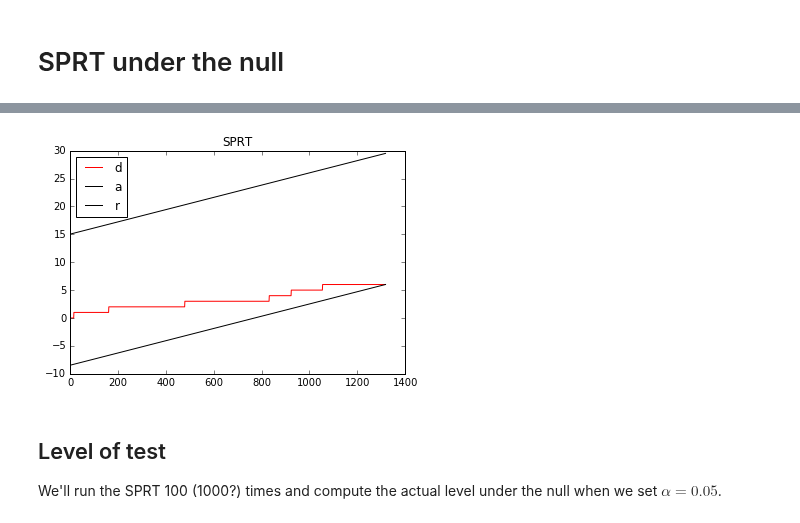
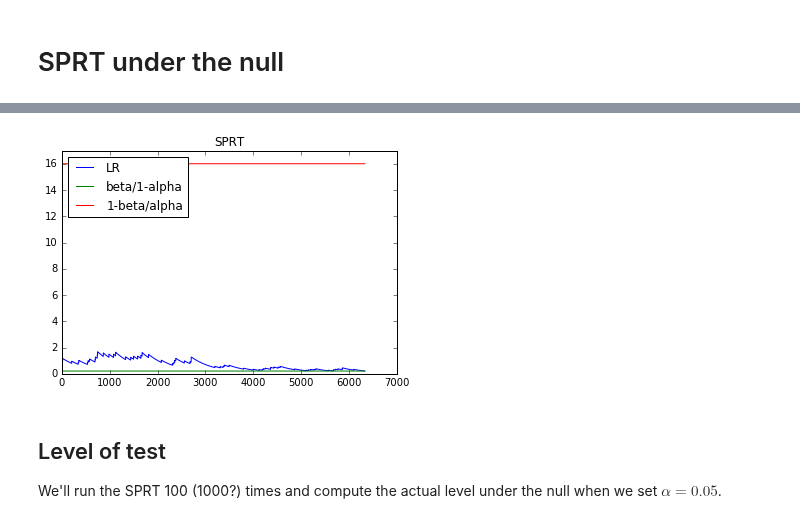
Before and after one commit to kellieotto/prngs-and-permutations, a Jupyter notebook: Code/SPRT/sprt-simulations.ipynb, the cells around one changed output, grey strips where cells are left out. Saved outputs shown, nothing was run; the diff lists cells and outputs as text; code cells hidden in the pictures.

```diff
--- a/Code/SPRT/sprt-simulations.ipynb
+++ b/Code/SPRT/sprt-simulations.ipynb
@@ -145,14 +143,16 @@ res['decision'], res['steps'], res['pvalue']
 # %%
-plt.gca().set_color_cycle(['red', 'black', 'black'])
+#plt.gca().set_color_cycle(['red', 'black', 'black'])
+n = res['steps'] + 1
 
-plt.plot(list(range(res['steps']+1)), res['d'])
-plt.plot(list(range(res['steps']+1)), res['a'])
-plt.plot(list(range(res['steps']+1)), res['r'])
-plt.legend(['d', 'a', 'r'], loc='upper left')
+plt.plot(list(range(n)), res['LR'])
+plt.plot(list(range(n)), [res['lower']]*n)
+plt.plot(list(range(n)), [res['upper']]*n)
+plt.legend(['LR', 'beta/1-alpha', '1-beta/alpha'], loc='upper left')
+plt.ylim(0, 17)
 plt.title("SPRT")
 plt.show()
 # %% [output]
-[figure, old version]
+[figure, new version]
 # %% [markdown]
 ## Level of test
 
```
Also changed, not shown: parts of 8 cells of this notebook, 1 other file.
